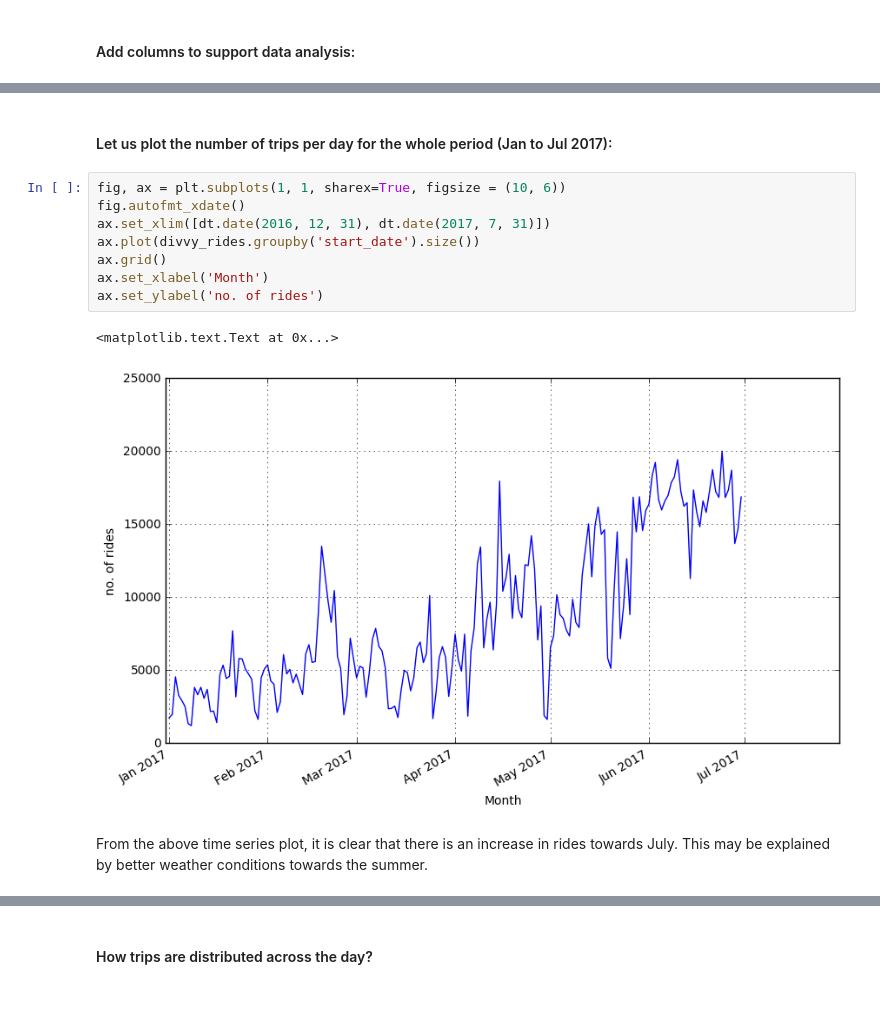
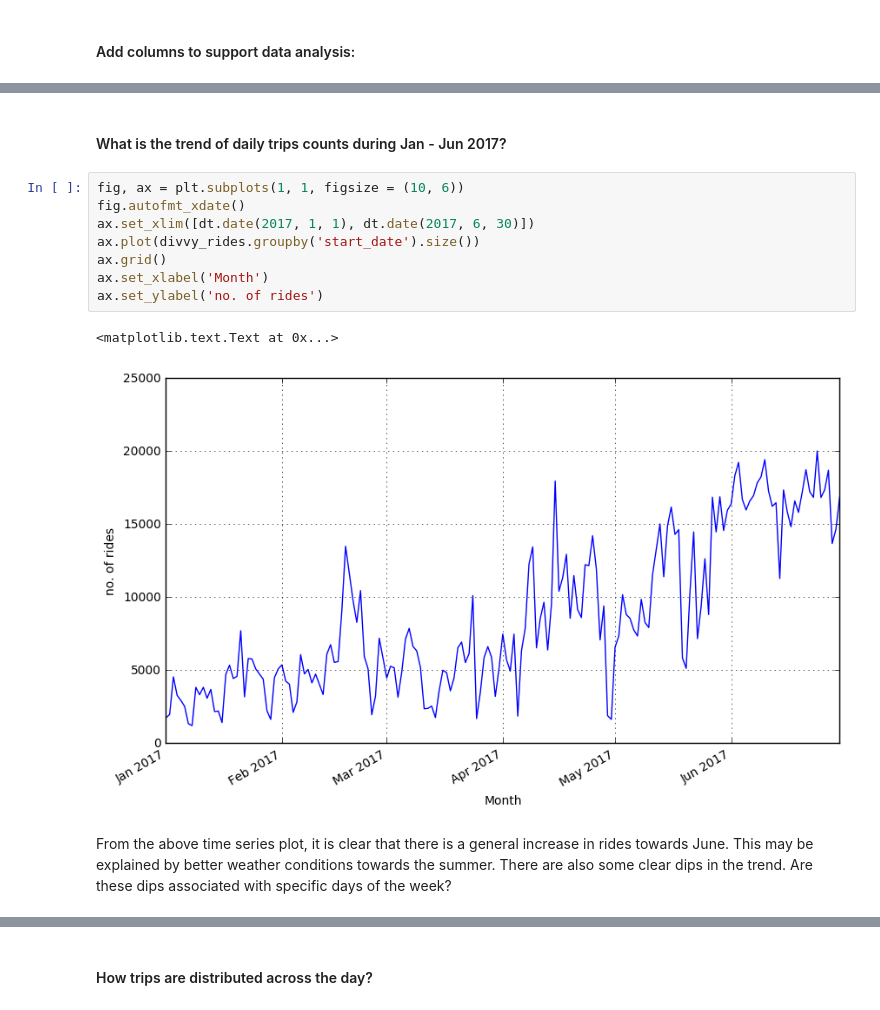
Before and after one commit to Samimust/divvybikes, a Jupyter notebook: Data Storytelling.ipynb, the cells around one changed output, grey strips where cells are left out. Cells and saved outputs as stored; diff of their text form.

```diff
--- a/Data Storytelling.ipynb
+++ b/Data Storytelling.ipynb
@@ -116,18 +116,18 @@ divvy_rides.head()
 | 2 | 13518903 | 3/31/2017 23:55:33 | 4/1/2017 00:01:21 | 696 | 348 | 520 | Greenview Ave & Jarvis Ave | ... |
 | 3 | 13518902 | 3/31/2017 23:54:46 | 3/31/2017 23:59:34 | 4915 | 288 | 110 | Dearborn St & Erie St | ... |
 | 4 | 13518901 | 3/31/2017 23:53:33 | 4/1/2017 00:00:28 | 4247 | 415 | 327 | Sheffield Ave & Webster Ave | ... |
-# %% [markdown]
-#### Let us plot the number of trips per day for the whole period (Jan to Jul 2017):
+# %% [markdown]
+#### What is the trend of daily trips counts during Jan - Jun 2017?
 # %%
-fig, ax = plt.subplots(1, 1, sharex=True, figsize = (10, 6))
+fig, ax = plt.subplots(1, 1, figsize = (10, 6))
 fig.autofmt_xdate()
-ax.set_xlim([dt.date(2016, 12, 31), dt.date(2017, 7, 31)])
+ax.set_xlim([dt.date(2017, 1, 1), dt.date(2017, 6, 30)])
 ax.plot(divvy_rides.groupby('start_date').size())
 ax.grid()
 ax.set_xlabel('Month')
 ax.set_ylabel('no. of rides')
 # %% [output]
 <matplotlib.text.Text at 0x...>
-[figure, old version]
+[figure, new version]
 # %% [markdown]
-From the above time series plot, it is clear that there is an increase in rides towards July. This may be explained by better weather conditions towards the summer.
+From the above time series plot, it is clear that there is a general increase in rides towards June. This may be explained by better weather conditions towards the summer. There are also some clear dips in the trend. Are these dips associated with specific days of the week?
```
Also changed, not shown: parts of 10 cells of this notebook.
